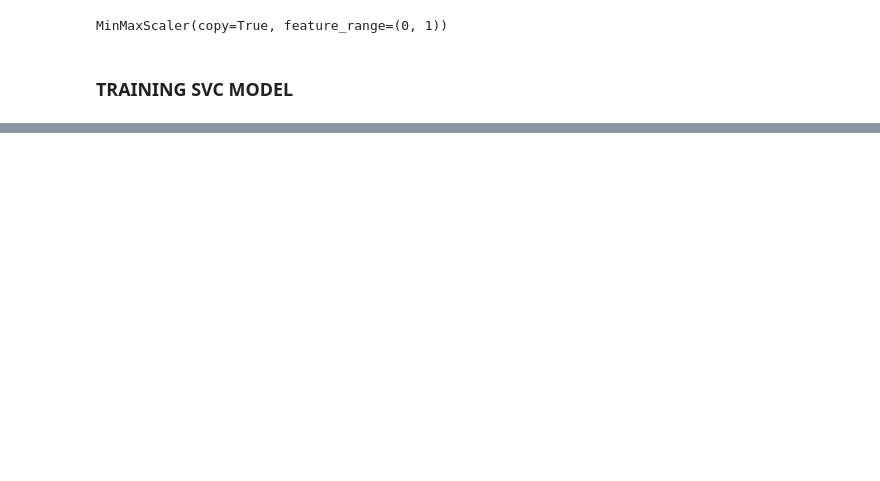
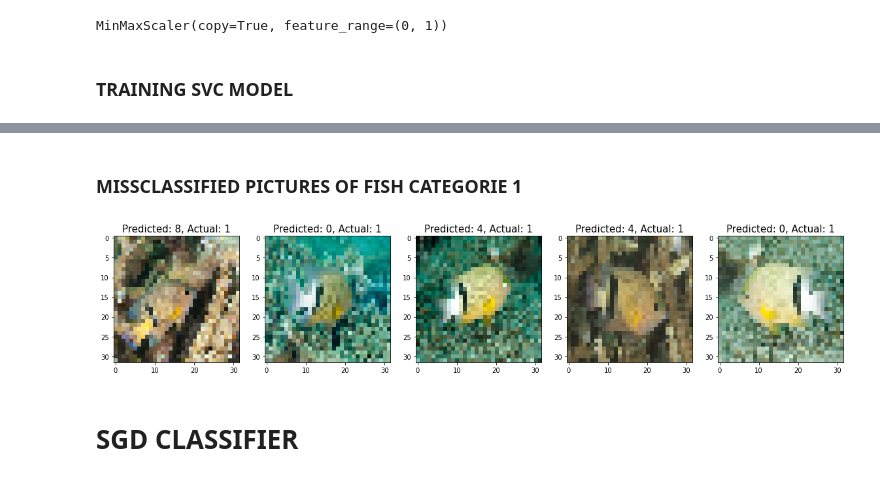
Before and after one commit to annemariemichaud/catchafish, a Jupyter notebook: notebooks/db_notebook.ipynb, the cells around one changed output, grey strips where cells are left out. Drawn from its saved outputs; the diff is of its cells as text; code cells hidden in the pictures; blank space fills up the shorter version.

```diff
--- a/notebooks/db_notebook.ipynb
+++ b/notebooks/db_notebook.ipynb
@@ -188,0 +211,8 @@ SVC(C=1.0, cache_size=200, class_weight=None, coef0=0.0,
+# %%
+svcgrid = GridSearchCV(estimator = svc_model,
+                       param_grid = param_grid,
+                      cv =10,
+                      n_jobs = -1,
+                      scoring = 'accuracy')
+# %%
+svcgrid.fit(X_train_scaled, y_train)
@@ -189 +240,3 @@ SVC(C=1.0, cache_size=200, class_weight=None, coef0=0.0,
+# %%
+best_svc = svcgrid.best_estimator_
 # %%
@@ -192,0 +248,2 @@ svc_model.score(X_test_reshaped, y_test)
+# %%
+y_pred = best_svc.predict(X_test_scaled)
@@ -192,0 +283,14 @@ svc_model.score(X_test_reshaped, y_test)
+# %% [markdown]
+### MISSCLASSIFIED PICTURES  OF FISH CATEGORIE 1
+# %%
+indexes = [i for i, y in enumerate(y_test) if y == 1]
+missclassified_cat1 = [ y_pred[ind] for ind in indexes ]
+plt.figure(figsize=(20, 4))
+for i, j  in enumerate(indexes[5:10]):
+    plt.subplot(1, 5, i + 1)
+    plt.imshow(np.reshape(X_test_reshaped[j], (32,32,3)))
+    plt.title('Predicted: {}, Actual: {}'.format(y_pred[j], y_test[j]), fontsize = 15)
+# %% [output]
+[figure, added]
+# %% [markdown]
+# SGD CLASSIFIER
```
Also changed, not shown: parts of 43 cells of this notebook.
